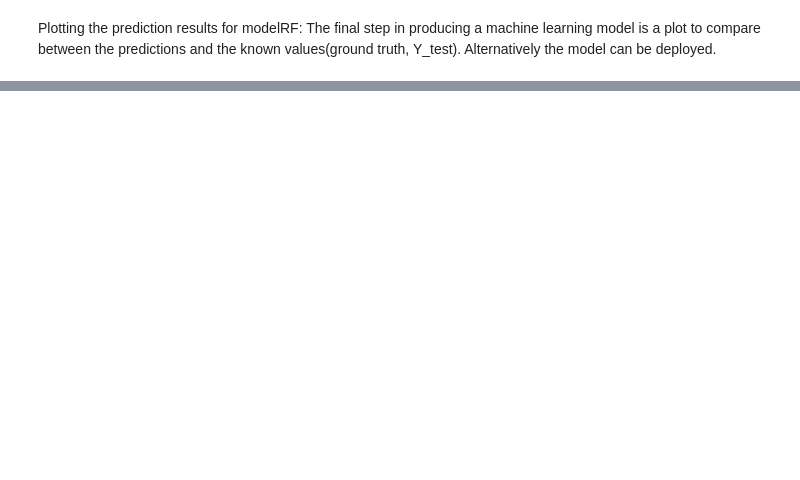
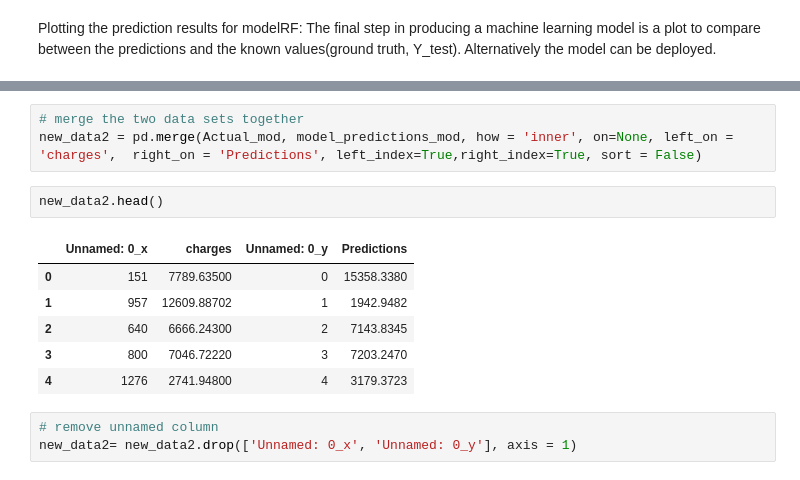
Before and after one commit to albMuniz1/DS-and-analytics, a Jupyter notebook: Medical Cost Predictions.ipynb, the cells around one changed output, grey strips where cells are left out. Cells and saved outputs as stored; diff of their text form; blank space fills up the shorter version.

```diff
--- a/Medical Cost Predictions.ipynb
+++ b/Medical Cost Predictions.ipynb
@@ -325,0 +404,15 @@ plt.show()
+# %%
+# merge the two data sets together
+new_data2 = pd.merge(Actual_mod, model_predictions_mod, how = 'inner', on=None, left_on = 'charges',  right_on = 'Predictions', left_index=True,right_index=True, sort = False)
+# %%
+new_data2.head()
+# %% [output]
+|  | Unnamed: 0_x | charges | Unnamed: 0_y | Predictions |
+| 0 | 151 | 7789.63500 | 0 | 15358.3380 |
+| 1 | 957 | 12609.88702 | 1 | 1942.9482 |
+| 2 | 640 | 6666.24300 | 2 | 7143.8345 |
+| 3 | 800 | 7046.72220 | 3 | 7203.2470 |
+| 4 | 1276 | 2741.94800 | 4 | 3179.3723 |
+# %%
+# remove unnamed column
+new_data2= new_data2.drop(['Unnamed: 0_x', 'Unnamed: 0_y'], axis = 1)
```
Also changed, not shown: parts of 22 cells of this notebook.
